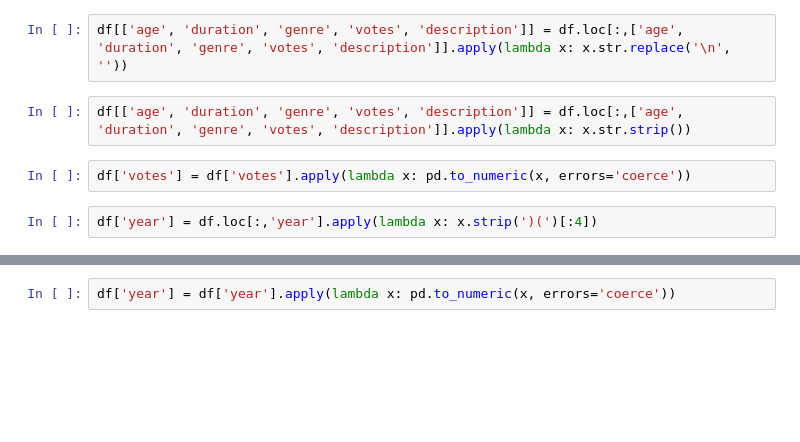
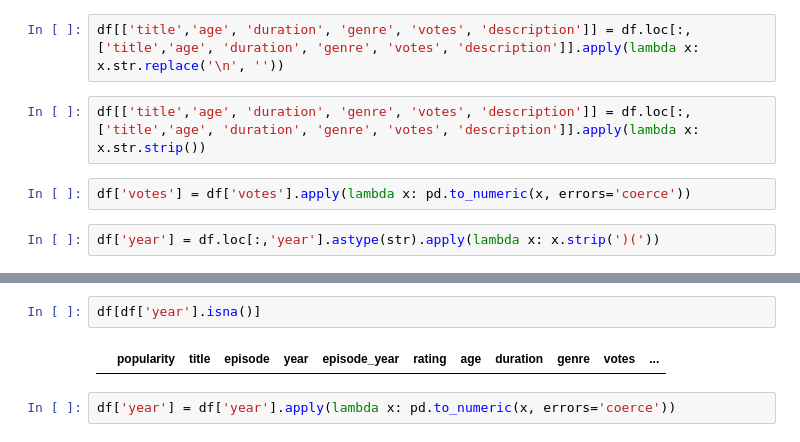
Before and after one commit to Iskanderrus/DEZoomCamp, a Jupyter notebook: Project/imdb/imdb/spiders/data/Films_cleaning.ipynb, the cells around one changed output, grey strips where cells are left out. Cells and saved outputs as stored; diff of their text form; blank space fills up the shorter version.

```diff
--- a/Project/imdb/imdb/spiders/data/Films_cleaning.ipynb
+++ b/Project/imdb/imdb/spiders/data/Films_cleaning.ipynb
@@ -23,8 +42,8 @@ df.head()
 # %%
-df[['age', 'duration', 'genre', 'votes', 'description']] = df.loc[:,['age', 'duration', 'genre', 'votes', 'description']].apply(lambda x: x.str.replace('\n', ''))
+df[['title','age', 'duration', 'genre', 'votes', 'description']] = df.loc[:,['title','age', 'duration', 'genre', 'votes', 'description']].apply(lambda x: x.str.replace('\n', ''))
 # %%
-df[['age', 'duration', 'genre', 'votes', 'description']] = df.loc[:,['age', 'duration', 'genre', 'votes', 'description']].apply(lambda x: x.str.strip())
+df[['title','age', 'duration', 'genre', 'votes', 'description']] = df.loc[:,['title','age', 'duration', 'genre', 'votes', 'description']].apply(lambda x: x.str.strip())
 # %%
 df['votes'] = df['votes'].apply(lambda x: pd.to_numeric(x, errors='coerce'))
 # %%
-df['year'] = df.loc[:,'year'].apply(lambda x: x.strip(')(')[:4])
+df['year'] = df.loc[:,'year'].astype(str).apply(lambda x: x.strip(')('))
@@ -31,3 +65,7 @@ df['year'] = df.loc[:,'year'].apply(lambda x: x.strip(')(')[:4])
+# %%
+df[df['year'].isna()]
+# %% [output]
+|  | popularity | title | episode | year | episode_year | rating | age | duration | genre | votes | ... |
 # %%
 df['year'] = df['year'].apply(lambda x: pd.to_numeric(x, errors='coerce'))
 # %%
```
Also changed, not shown: parts of 9 cells of this notebook, 1 other file.
